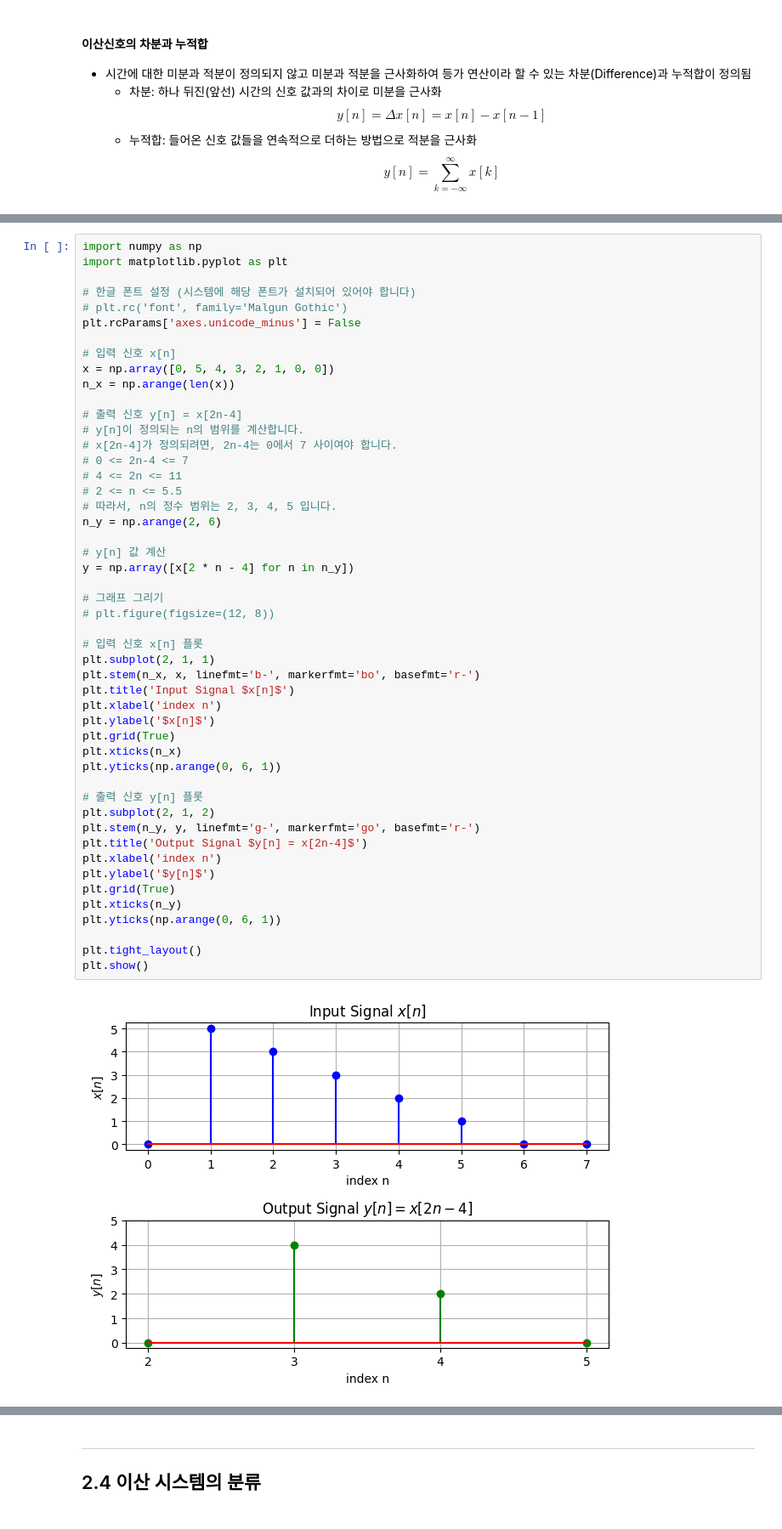
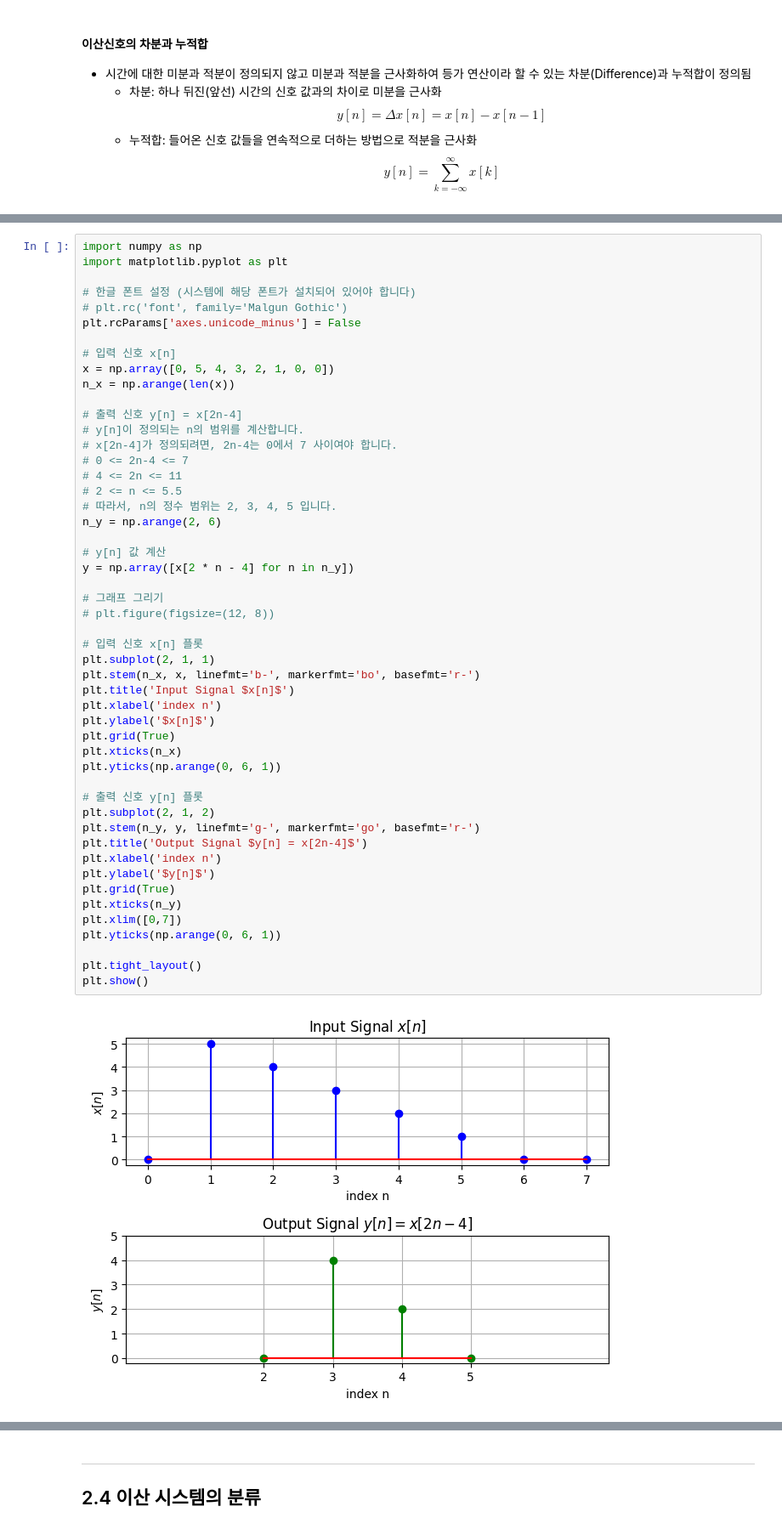
Before and after one commit to jwlee95/DSP_Class2025, a Jupyter notebook: Ch02_이산_신호와_시스템.ipynb, the cells around one changed output, grey strips where cells are left out. Shown at 85% size. Cells and saved outputs as stored; diff of their text form.

```diff
--- a/Ch02_이산_신호와_시스템.ipynb
+++ b/Ch02_이산_신호와_시스템.ipynb
@@ -372,32 +372,33 @@ n_y = np.arange(2, 6)
 
 # y[n] 값 계산
 y = np.array([x[2 * n - 4] for n in n_y])
 
 # 그래프 그리기
 # plt.figure(figsize=(12, 8))
 
 # 입력 신호 x[n] 플롯
 plt.subplot(2, 1, 1)
 plt.stem(n_x, x, linefmt='b-', markerfmt='bo', basefmt='r-')
 plt.title('Input Signal $x[n]$')
 plt.xlabel('index n')
 plt.ylabel('$x[n]$')
 plt.grid(True)
 plt.xticks(n_x)
 plt.yticks(np.arange(0, 6, 1))
 
 # 출력 신호 y[n] 플롯
 plt.subplot(2, 1, 2)
 plt.stem(n_y, y, linefmt='g-', markerfmt='go', basefmt='r-')
 plt.title('Output Signal $y[n] = x[2n-4]$')
 plt.xlabel('index n')
 plt.ylabel('$y[n]$')
 plt.grid(True)
 plt.xticks(n_y)
+plt.xlim([0,7])
 plt.yticks(np.arange(0, 6, 1))
 
 plt.tight_layout()
 plt.show()
 # %% [output]
-[figure, old version]
+[figure, new version]
 # %% [markdown]
```
Also changed, not shown: parts of 6 cells of this notebook.
